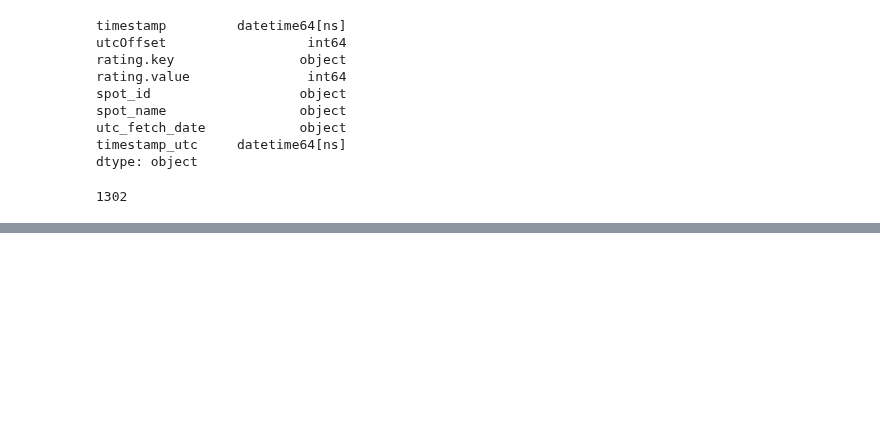
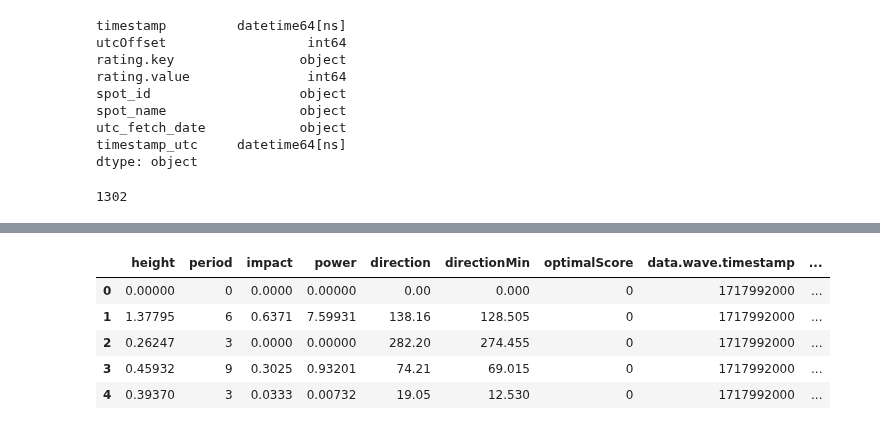
Before and after one commit to peterbull/bodhi-cast, a Jupyter notebook: nbs/python/240329_sl_api.ipynb, the cells around one changed output, grey strips where cells are left out. Cells and saved outputs as stored; diff of their text form; code cells hidden in the pictures; blank space fills up the shorter version.

```diff
--- a/nbs/python/240329_sl_api.ipynb
+++ b/nbs/python/240329_sl_api.ipynb
@@ -312,2 +304,4 @@ jetty_waves['associated']
+# %%
+jetty_waves['associated']['spotId'] = jetty_id
 # %%
 jetty_meta_df = pd.json_normalize(jetty_waves)
@@ -314,0 +326,9 @@ jetty_meta_df.drop(['data.wave','permissions.data', 'permissions.violations'], i
+# %%
+jetty_swell_df.head()
+# %% [output]
+|  | height | period | impact | power | direction | directionMin | optimalScore | data.wave.timestamp | ... |
+| 0 | 0.00000 | 0 | 0.0000 | 0.00000 | 0.00 | 0.000 | 0 | 1717992000 | ... |
+| 1 | 1.37795 | 6 | 0.6371 | 7.59931 | 138.16 | 128.505 | 0 | 1717992000 | ... |
+| 2 | 0.26247 | 3 | 0.0000 | 0.00000 | 282.20 | 274.455 | 0 | 1717992000 | ... |
+| 3 | 0.45932 | 9 | 0.3025 | 0.93201 | 74.21 | 69.015 | 0 | 1717992000 | ... |
+| 4 | 0.39370 | 3 | 0.0333 | 0.00732 | 19.05 | 12.530 | 0 | 1717992000 | ... |
```
Also changed, not shown: parts of 28 cells of this notebook.
